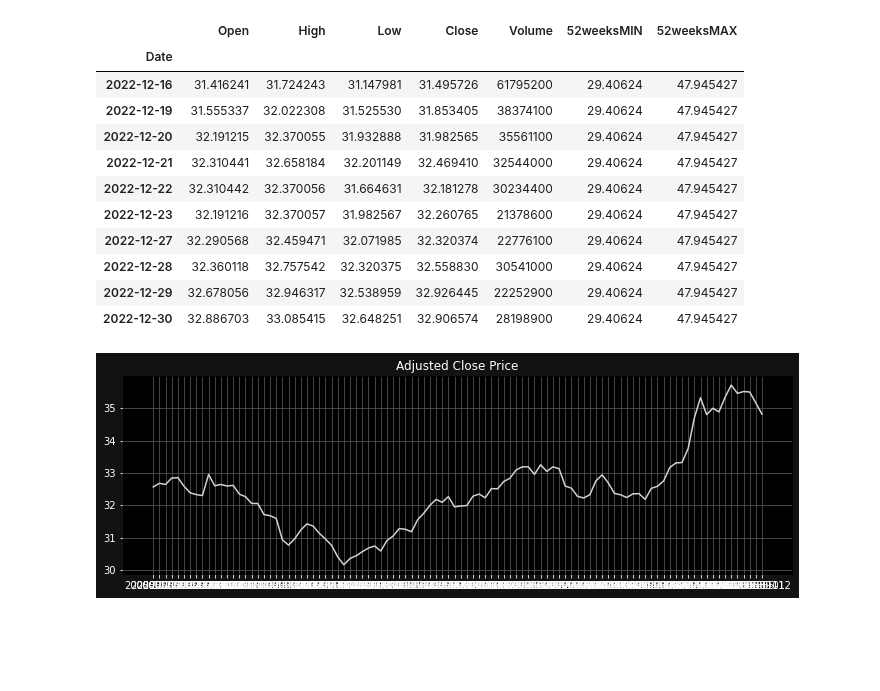
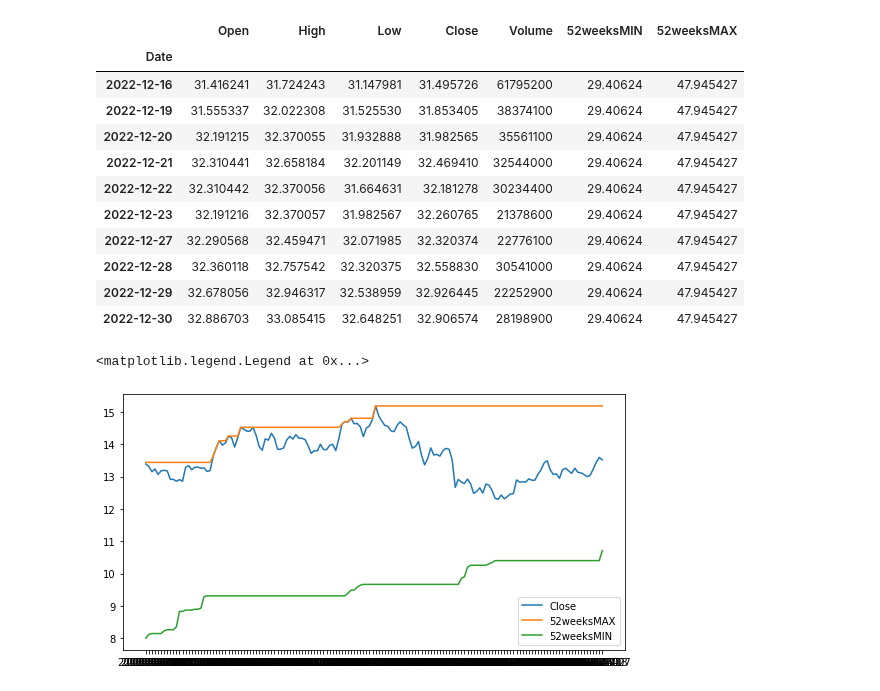
Before and after one commit to fadeeva/stock_market_research, a Jupyter notebook: classic/52_weeks/52weeks.ipynb, the cells around one changed output. Cells and saved outputs as stored; diff of their text form; code cells hidden in the pictures; blank space fills up the shorter version.

Commit message:
52weeks review

```diff
--- a/classic/52_weeks/52weeks.ipynb
+++ b/classic/52_weeks/52weeks.ipynb
@@ -5,7 +5,7 @@ import pandas as pd
 import numpy as np
 import matplotlib.pyplot as plt
 # %%
-bac_df = pd.read_csv('../../data/BAC_2002-01-01_2022-12-31_1d.csv')
-bac_df.set_index('Date', inplace=True)
-bac_df.shape
+bac_df = pd.read_csv('../../data/BAC_2002-01-01_2022-12-31_1d.csv', index_col=0, parse_dates=True)
+#bac_df.set_index('Date', inplace=True)
+bac_df.tail()
 # %% [output]
@@ -13,9 +19,11 @@ bac_df.shape
 # %%
 bac_df.drop(['Dividends', 'Stock Splits'], axis=1, inplace=True)
 # %%
-bac_df['52weeksMIN'] = bac_df['Close'].rolling(window=260).min()
-bac_df['52weeksMAX'] = bac_df['Close'].rolling(window=260).max()
-bac_df.tail(10)
+_52weeks_bac_df = bac_df.copy()
+
+_52weeks_bac_df['52weeksMIN'] = bac_df['Close'].rolling(window=260).min()
+_52weeks_bac_df['52weeksMAX'] = bac_df['Close'].rolling(window=260).max()
+_52weeks_bac_df.tail(10)
 # %% [output]
 |  | Open | High | Low | Close | Volume | 52weeksMIN | 52weeksMAX |
 | Date |  |  |  |  |  |  |  |
@@ -29,19 +37,16 @@ bac_df.tail(10)
 | 2022-12-28 | 32.360118 | 32.757542 | 32.320375 | 32.558830 | 30541000 | 29.40624 | 47.945427 |
 | 2022-12-29 | 32.678056 | 32.946317 | 32.538959 | 32.926445 | 22252900 | 29.40624 | 47.945427 |
 | 2022-12-30 | 32.886703 | 33.085415 | 32.648251 | 32.906574 | 28198900 | 29.40624 | 47.945427 |
-# %%
-close_price = bac_df['Close'][1000:1100]
-
-plt.figure(figsize=(12, 8))
-ax1 = plt.subplot(211)
-ax1.plot(close_price.index, close_price, color='lightgray')
-ax1.set_title('Adjusted Close Price', color='white')
-
-ax1.grid(True, color='#555555')
-ax1.set_axisbelow(True)
-ax1.set_facecolor('black')
-ax1.figure.set_facecolor('#121212')
-ax1.tick_params(axis='x', colors='white')
-ax1.tick_params(axis='y', colors='white')
-# %% [output]
-[figure, removed]
+# %%
+close_price  = _52weeks_bac_df['Close'][3000:3150]
+_52weeks_max = _52weeks_bac_df['52weeksMAX'][3000:3150]
+_52weeks_min = _52weeks_bac_df['52weeksMIN'][3000:3150]
+
+fig, ax = plt.subplots(figsize=(9, 4.7))
+ax.plot(close_price.index, close_price, label='Close')
+ax.plot(close_price.index, _52weeks_max, label='52weeksMAX')
+ax.plot(close_price.index, _52weeks_min, label='52weeksMIN')
+plt.legend()
+# %% [output]
+<matplotlib.legend.Legend at 0x...>
+[figure, added]
```
Also changed, not shown: parts of 12 cells of this notebook.
